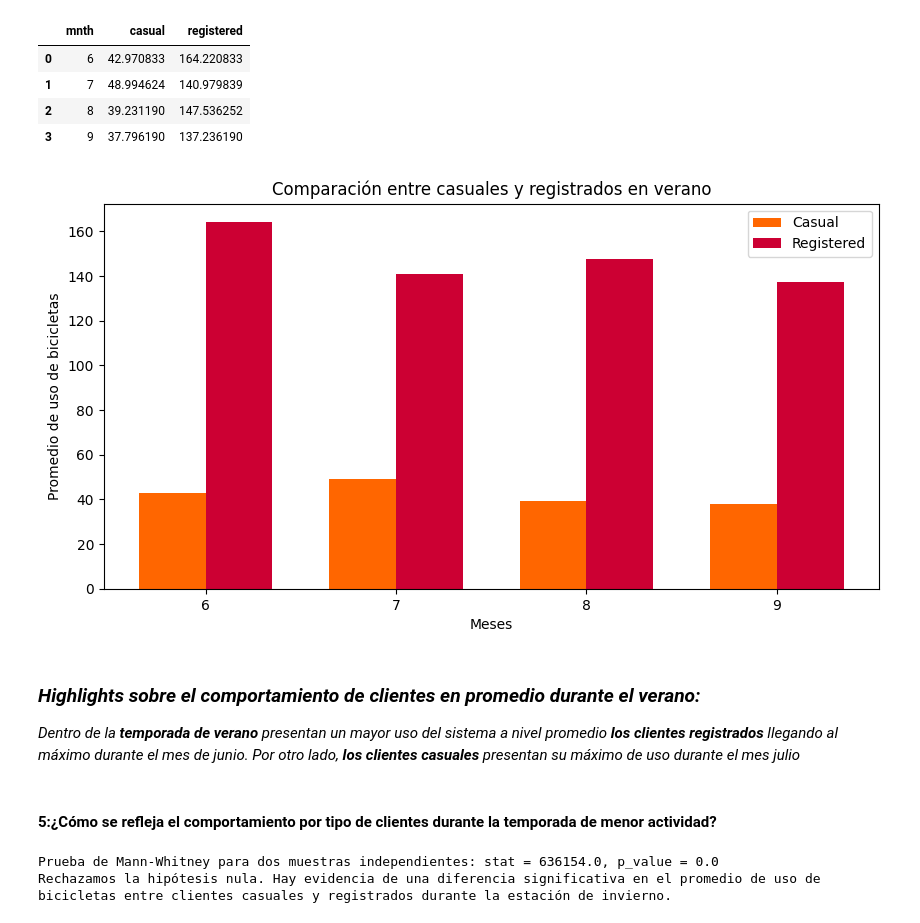
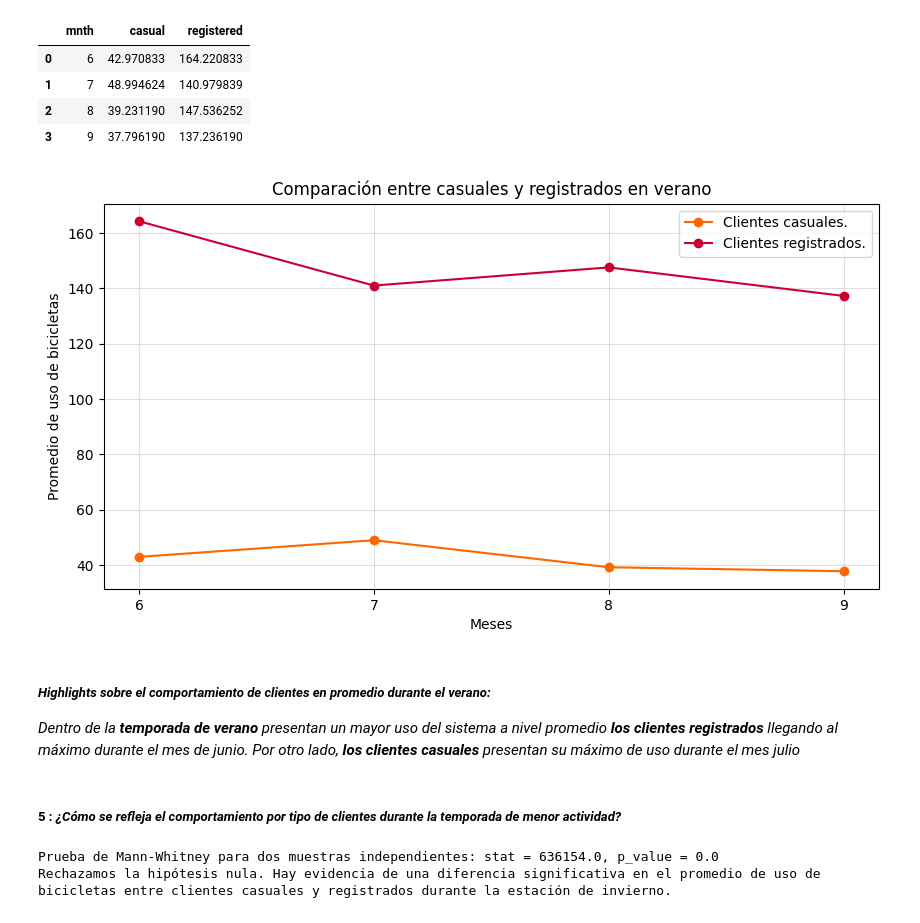
Before and after one commit to solfontan/Capital_Bikeshare_EDA, a Jupyter notebook: src/EDA.ipynb, the cells around one changed output. Saved outputs shown, nothing was run; the diff lists cells and outputs as text; code cells hidden in the pictures.

```diff
--- a/src/EDA.ipynb
+++ b/src/EDA.ipynb
@@ -664,36 +641,34 @@ dfH4
 # %%
 fig = plt.figure(figsize=(10,5))
 
 columna1_data = dfH4['casual']
 columna2_data = dfH4['registered']
 
 # Obtén las posiciones de las barras
 posiciones = range(len(dfH4))
 
-# Configura el ancho de las barras
-ancho_barra = 0.35
-
-# Crea el gráfico de barras
-plt.bar(posiciones, columna1_data, width=ancho_barra, label='Casual', color='#FF6600')
-plt.bar([pos + ancho_barra for pos in posiciones], columna2_data, width=ancho_barra, label='Registered', color='#CC0033')
+# Crea el gráfico de líneas
+plt.plot(posiciones, columna1_data, marker='o', linestyle='-', color='#FF6600', label='Casual')
+plt.plot(posiciones, columna2_data, marker='o', linestyle='-', color='#CC0033', label='Registered')
 
 # Configura las etiquetas y la leyenda
 plt.xlabel('Meses')
 plt.ylabel('Promedio de uso de bicicletas')
 plt.title('Comparación entre casuales y registrados en verano')
-plt.xticks([pos + ancho_barra / 2 for pos in posiciones], dfH4['mnth'])
-plt.legend()
+plt.xticks(posiciones, dfH4['mnth'])
+plt.grid(True, alpha=0.4)
+plt.legend(['Clientes casuales.', 'Clientes registrados.'])
 
 # Muestra el gráfico
 plt.show()
 # %% [output]
-[figure, old version]
+[figure, new version]
 # %% [markdown]
-### *Highlights sobre el comportamiento de clientes en promedio durante el verano:*
+##### *Highlights sobre el comportamiento de clientes en promedio durante el verano:*
 
 *Dentro de la **temporada de verano** presentan un mayor uso del sistema a nivel promedio **los clientes registrados** llegando al máximo durante el mes de junio. Por otro lado, **los clientes casuales** presentan su máximo de uso durante el mes julio*
 # %% [markdown]
-#### **5**:¿Cómo se refleja el comportamiento por tipo de clientes durante la temporada de menor actividad?
+##### **5** : *¿Cómo se refleja el comportamiento por tipo de clientes durante la temporada de menor actividad?*
 # %%
 from scipy.stats import mannwhitneyu
 # Prueba de Mann-Whitney para dos muestras independientes
```
Also changed, not shown: parts of 78 cells of this notebook, 5 other files.
